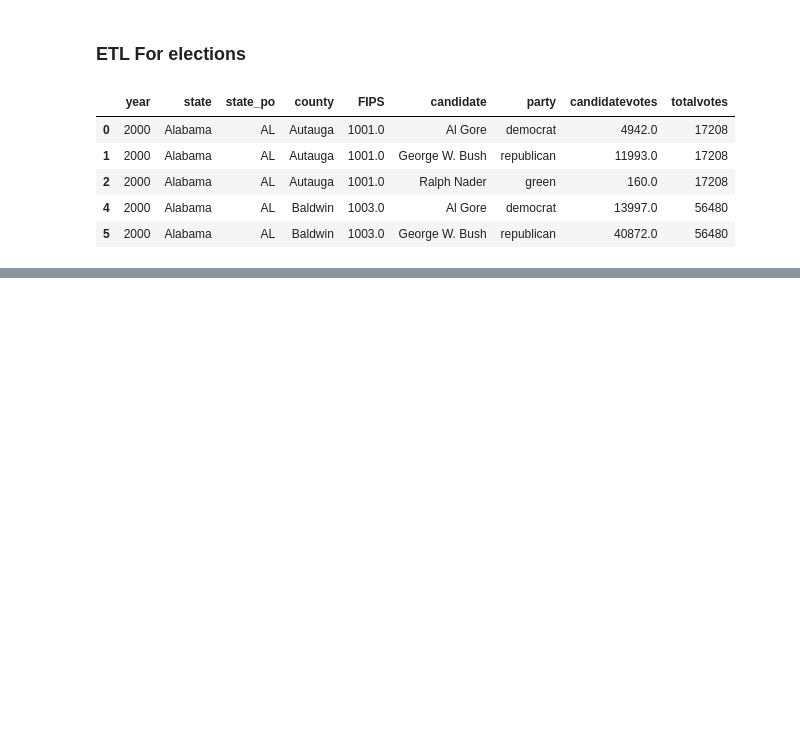
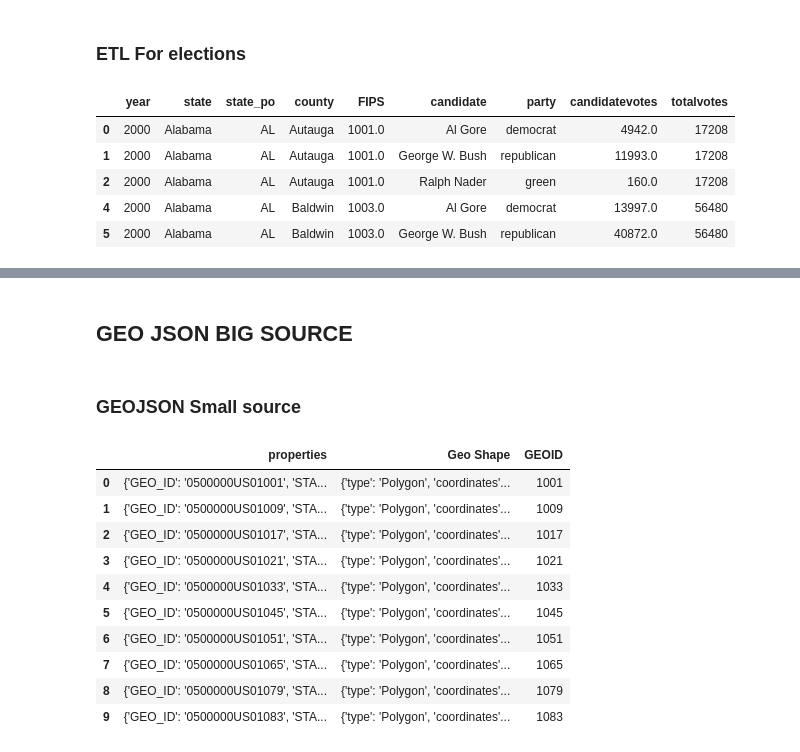
Before and after one commit to mavsanchez/united-states-elections-project2, a Jupyter notebook: elections_etl.ipynb, the cells around one changed output, grey strips where cells are left out. Cells and saved outputs as stored; diff of their text form; code cells hidden in the pictures; blank space fills up the shorter version.

```diff
--- a/elections_etl.ipynb
+++ b/elections_etl.ipynb
@@ -158,2 +148,4 @@ results_df.to_json("etl/processed.json", orient='records')
+# %% [markdown]
+## GEO JSON BIG SOURCE
 # %%
 # https://www.census.gov/geographies/mapping-files/time-series/geo/carto-boundary-file.html
@@ -163,3 +156,5 @@ geojson_source = "etl/ca-us-county-boundaries.csv.csv"
 geojson_pd = pd.read_csv(geojson_source, delimiter=';')
 geojson_pd.dtypes
 geojson_pd = geojson_pd[['GEOID','Geo Shape']]
+# %% [markdown]
+### GEOJSON Small source
@@ -165,0 +175,14 @@ geojson_pd = geojson_pd[['GEOID','Geo Shape']]
+# %%
+geojson_pd.head(10)
+# %% [output]
+|  | properties | Geo Shape | GEOID |
+| 0 | {'GEO_ID': '0500000US01001', 'STA... | {'type': 'Polygon', 'coordinates'... | 1001 |
+| 1 | {'GEO_ID': '0500000US01009', 'STA... | {'type': 'Polygon', 'coordinates'... | 1009 |
+| 2 | {'GEO_ID': '0500000US01017', 'STA... | {'type': 'Polygon', 'coordinates'... | 1017 |
+| 3 | {'GEO_ID': '0500000US01021', 'STA... | {'type': 'Polygon', 'coordinates'... | 1021 |
+| 4 | {'GEO_ID': '0500000US01033', 'STA... | {'type': 'Polygon', 'coordinates'... | 1033 |
+| 5 | {'GEO_ID': '0500000US01045', 'STA... | {'type': 'Polygon', 'coordinates'... | 1045 |
+| 6 | {'GEO_ID': '0500000US01051', 'STA... | {'type': 'Polygon', 'coordinates'... | 1051 |
+| 7 | {'GEO_ID': '0500000US01065', 'STA... | {'type': 'Polygon', 'coordinates'... | 1065 |
+| 8 | {'GEO_ID': '0500000US01079', 'STA... | {'type': 'Polygon', 'coordinates'... | 1079 |
+| 9 | {'GEO_ID': '0500000US01083', 'STA... | {'type': 'Polygon', 'coordinates'... | 1083 |
```
Also changed, not shown: parts of 19 cells of this notebook, 35 other files.
